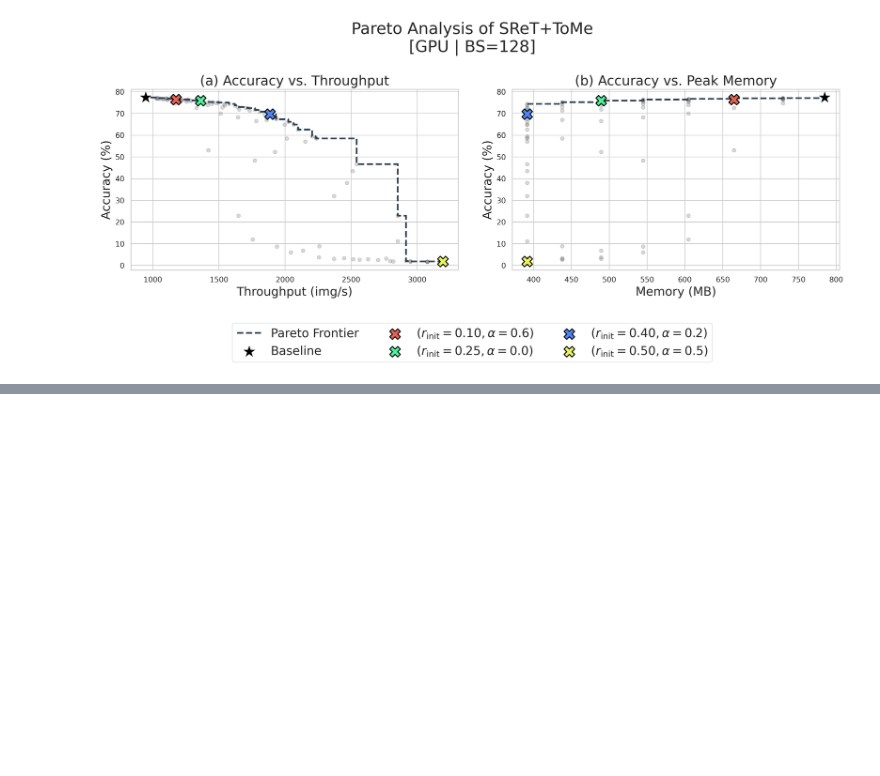
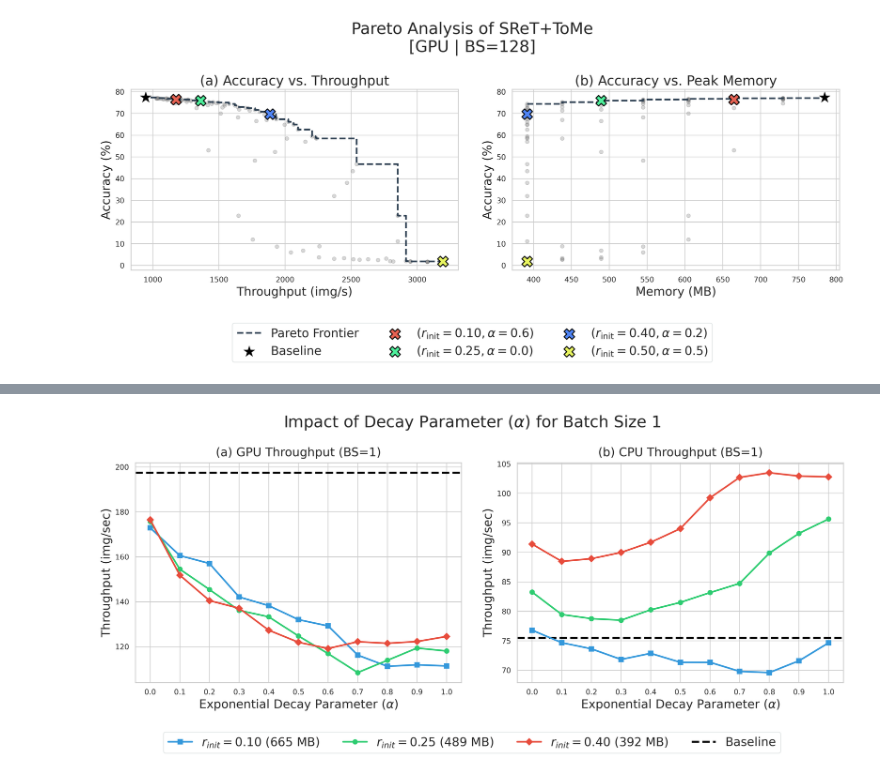
Before and after one commit to junseokm/sret-tome, a Jupyter notebook: plots.ipynb, the cells around one changed output, grey strips where cells are left out. Saved outputs shown, nothing was run; the diff lists cells and outputs as text; code cells hidden in the pictures; blank space fills up the shorter version.

```diff
--- a/plots.ipynb
+++ b/plots.ipynb
@@ -190,3 +190,74 @@ plt.close(fig)
+# %%
+import matplotlib.pyplot as plt
+import seaborn as sns
+import pandas as pd
+import numpy as np
+
+sns.set_theme(style="whitegrid", palette="muted")
+plt.rcParams.update({
+    'font.size': 16,
+    'axes.labelsize': 18,
+    'axes.titlesize': 18,
+    'legend.fontsize': 16,
+    'figure.dpi': 300,
+    'lines.linewidth': 2.5
+})
+
+df_gpu = pd.read_csv('grid_search_gpu.csv')
+df_cpu = pd.read_csv('grid_search_cpu.csv')
+
+df_merged = pd.merge(df_gpu, df_cpu, on=['initial_r', 'alpha'], suffixes=('_gpu', '_cpu'))
+
+metrics = ['accuracy', 'throughput_bs1', 'throughput', 'activation_mem_bs128']
+for col in metrics:
+    df_merged[col] = pd.to_numeric(df_merged[col], errors='coerce')
+
+baseline = df_merged[(df_merged['initial_r'] == 0.0) & (df_merged['alpha'] == 1.0)].iloc[0]
+
+fig, axes = plt.subplots(1, 2, figsize=(16, 7))
+ax_gpu, ax_cpu = axes
+
+r_configs = {
+    0.10: {'color': '#3498db', 'marker': 's', 'label': '$r_{init}=0.10$'},
+    0.25: {'color': '#2ecc71', 'marker': 'o', 'label': '$r_{init}=0.25$'},
+    0.40: {'color': '#e74c3c', 'marker': 'D', 'label': '$r_{init}=0.40$'}
+}
+
+alphas = np.arange(0.0, 1.1, 0.1)
+
+for r_val, cfg in r_configs.items():
+    subset = df_merged[np.isclose(df_merged['initial_r'], r_val)].sort_values('alpha')
+    x = subset['alpha']
+
+    static_pam = subset['activation_mem_bs128'].iloc[0]
+    legend_label = f"{cfg['label']} ({static_pam:.0f} MB)"
+
+    ax_gpu.plot(x, subset['throughput_bs1'], color=cfg['color'], marker=cfg['marker'], markersize=7, label=legend_label, zorder=3)
+    ax_cpu.plot(x, subset['throughput'], color=cfg['color'], marker=cfg['marker'], markersize=7, zorder=3)
+
+def format_ax(ax, title, ylabel, baseline_val, show_baseline=True):
+    ax.set_title(title, pad=10)
+    ax.set_xlabel(r'Exponential Decay Parameter ($\alpha$)')
+    ax.set_ylabel(ylabel)
+    ax.set_xticks(alphas)
+    ax.set_xlim(-0.05, 1.05)
+    if show_baseline:
+        ax.axhline(baseline_val, color='black', linestyle='--', linewidth=3, zorder=1, label='Baseline')
+
+format_ax(ax_gpu, '(a) GPU Throughput (BS=1)', 'Throughput (img/sec)', baseline['throughput_bs1'])
+format_ax(ax_cpu, '(b) CPU Throughput (BS=1)', 'Throughput (img/sec)', baseline['throughput'])
+
+handles, labels = ax_gpu.get_legend_handles_labels()
+
+fig.suptitle(r'Impact of Decay Parameter ($\alpha$) for Batch Size 1', fontsize=24)
+fig.legend(handles, labels, loc='lower center', bbox_to_anchor=(0.5, -0.05), ncol=4, frameon=True, facecolor='white', edgecolor='#d5dbdb', fontsize=18)
+fig.tight_layout(rect=[0, 0.06, 1, 1], w_pad=2.0)
+fig.savefig('plots/decay_effect_bs1.pdf', bbox_inches='tight')
+fig.savefig('plots/decay_effect_bs1.png', bbox_inches='tight')
+plt.show()
+plt.close(fig)
+# %% [output]
+[figure, added]
 # %%
 import matplotlib.pyplot as plt
 import seaborn as sns
```
Also changed, not shown: parts of 3 cells of this notebook, 14 other files.
